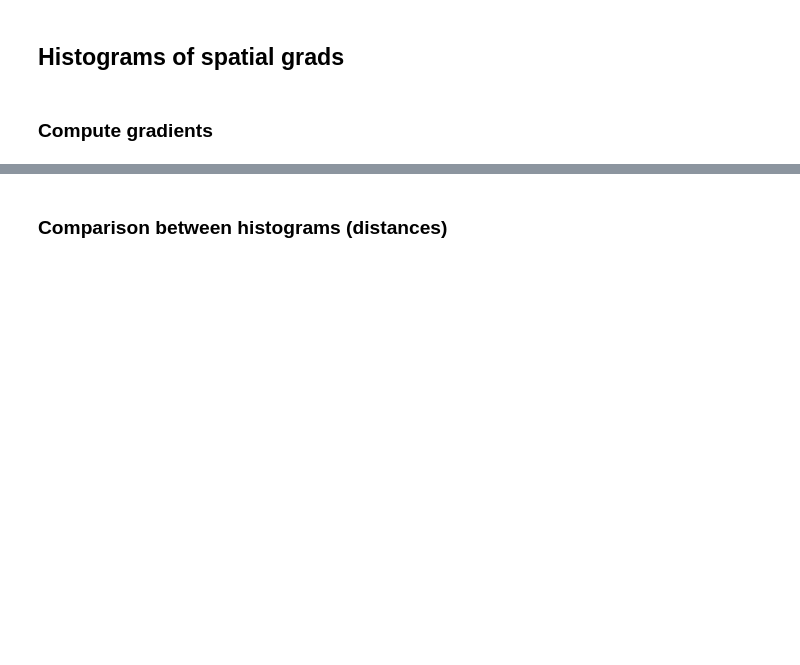
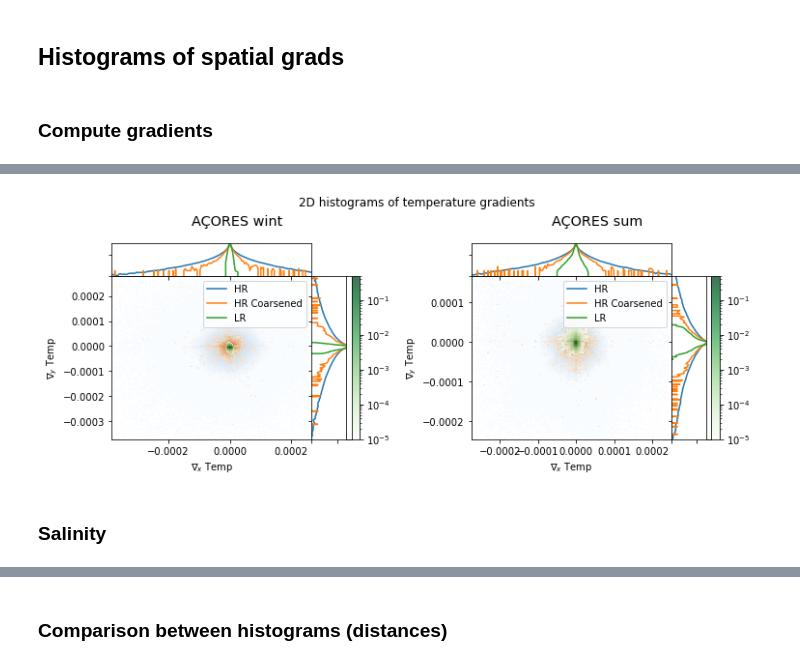
Before and after one commit to anastasiaGor/oceanDataNotebooks, a Jupyter notebook: gcm_filter/filter_scores.ipynb, the cells around one changed output, grey strips where cells are left out. Cells and saved outputs as stored; diff of their text form; code cells hidden in the pictures; blank space fills up the shorter version.

```diff
--- a/gcm_filter/filter_scores.ipynb
+++ b/gcm_filter/filter_scores.ipynb
@@ -410,8 +410,8 @@ for i in range(len(data)) :
         # ds['beta_nablaS'] = (ds['beta']*ds['grad_sal']).compute()
         # ds['spicyness'] = np.sqrt((ds['alpha']*ds['gradx_temp']+ds['beta']*ds['gradx_sal'])**2+(ds['alpha']*ds['grady_temp']+ds['beta']*ds['grady_sal'])**2)
         # ds['buoyancy'] = np.sqrt((ds['alpha']*ds['gradx_temp']-ds['beta']*ds['gradx_sal'])**2+(ds['alpha']*ds['grady_temp']-ds['beta']*ds['grady_sal'])**2)
-        # ds['temp_second_deriv'] = (ds['rho_ct_ct']*ds['grad_temp_sqr']).compute()
+        ds['temp_second_deriv'] = np.abs((ds['rho_ct_ct']*ds['grad_temp_sqr']).compute())
         # ds['mixed_second_deriv'] = (ds['rho_sa_ct']*ds['grad_temp']*ds['grad_sal']).compute()
-        # ds['sal_second_deriv'] = (ds['rho_sa_sa']*ds['grad_sal_sqr']).compute()
+        ds['sal_second_deriv'] = np.abs((ds['rho_sa_sa']*ds['grad_sal_sqr']).compute())
         # ds['total_second_deriv'] = ds['temp_second_deriv']+2.*ds['mixed_second_deriv']+ds['sal_second_deriv']
 # %% [output]
@@ -422,16 +422,16 @@ Wall time: 1min 5s
 # %%
 %%time
-name_hist = 'hist_grads_x'
-x = 'gradx_sal'
-y = 'gradx_temp'
+name_hist = 'hist_temp_grad_2D'
+x = 'gradx_temp'
+y = 'grady_temp'
 for i in range(len(data)) :
     # reference histogram
     ref_case = 0
-    ref_hist = compute_2D_histogram(data[i]['HR_Filtered'][ref_case].chunk({'time_counter' : nb_of_time_chunks, 'x' : -1, 'y' : -1}), x, y, nb_of_bins).compute()
+    ref_hist = compute_2D_histogram(data[i]['HR_Filtered'][ref_case], x, y, nb_of_bins).compute()
     bins = [ref_hist[x+'_bin'].values, ref_hist[y+'_bin'].values]
     for dataKey in ['HR','LR'] :
-        hists[i][dataKey][name_hist] = compute_2D_histogram(data[i][dataKey].chunk({'time_counter' : nb_of_time_chunks, 'x' : -1, 'y' : -1}), x, y, nb_of_bins, bins=bins).compute()
+        hists[i][dataKey][name_hist] = compute_2D_histogram(data[i][dataKey], x, y, nb_of_bins, bins=bins).compute()
     for ifilter in range(len(filters)) :
-        hists[i]['HR_Filtered'][ifilter][name_hist] = compute_2D_histogram(data[i]['HR_Filtered'][ifilter].chunk({'time_counter' : nb_of_time_chunks, 'x' : -1, 'y' : -1}), \
+        hists[i]['HR_Filtered'][ifilter][name_hist] = compute_2D_histogram(data[i]['HR_Filtered'][ifilter], \
                                                                            x, y, nb_of_bins, bins=bins).compute()
 # %% [output]
@@ -440,2 +440,40 @@ Wall time: 12 s
+# %%
+name_hist = 'hist_temp_grad_2D'
+x = 'gradx_temp_bin'
+y = 'grady_temp_bin'
+
+fig, axs = plt.subplots(1, 2, constrained_layout=True, figsize=(10, 4))
+fig.suptitle('2D histograms of temperature gradients')
+gridspec = axs[0].get_subplotspec().get_gridspec()
+subfigs = fig.subfigures(1, 2, wspace=0.07)
+for a in axs:
+    for spine in ['top', 'right', 'bottom', 'left'] :
+        a.spines[spine].set_visible(False)
+    a.get_xaxis().set_ticks([]); a.get_yaxis().set_ticks([])
+gs = GridSpec(2, 3, width_ratios=[10, 2.0, 1], height_ratios=[2.0, 10], wspace=0, hspace=0)
+for subfig_index, region in enumerate([2,3]) :
+    subfigs[subfig_index].suptitle(data[region]['label'], fontsize='x-large')
+    sel_data0 = hists[region]['HR'][name_hist]
+    sel_data1 = hists[region]['HR_Filtered'][0][name_hist]
+    sel_data2 = hists[region]['LR'][name_hist]
+    big_ax = subfigs[subfig_index].add_subplot(gs[1,0]) # bottom left
+    top_ax = subfigs[subfig_index].add_subplot(gs[0,0], sharex=big_ax) # top left
+    right_ax = subfigs[subfig_index].add_subplot(gs[1,1], sharey=big_ax) # bottom center
+    cbar_ax = subfigs[subfig_index].add_subplot(gs[1,2]) # bottom right
+    cbar_ax.set(xticks=[], yticks=[])
+
+    margin_hist(sel_data0, 0, x, y, top_ax, right_ax, big_ax)
+    margin_hist(sel_data1, 1, x, y, top_ax, right_ax, big_ax)
+    hist_joint = margin_hist(sel_data2, 2, x, y, top_ax, right_ax, big_ax)
+    big_ax.set(xlabel=r'$\nabla_x$ Temp', ylabel=r'$\nabla_y$ Temp')
+    big_ax.legend(handles=top_ax.lines, labels=['HR', 'HR Coarsened','LR'], loc='upper right')
+
+    subfigs[subfig_index].colorbar(hist_joint, ax=cbar_ax, anchor=(0.0, 0.0),pad=0.25,fraction=1.)
+
+plt.show()
+# %% [output]
+[figure, added]
+# %% [markdown]
+### Salinity
 # %%
 %%time
```
Also changed, not shown: parts of 37 cells of this notebook.
